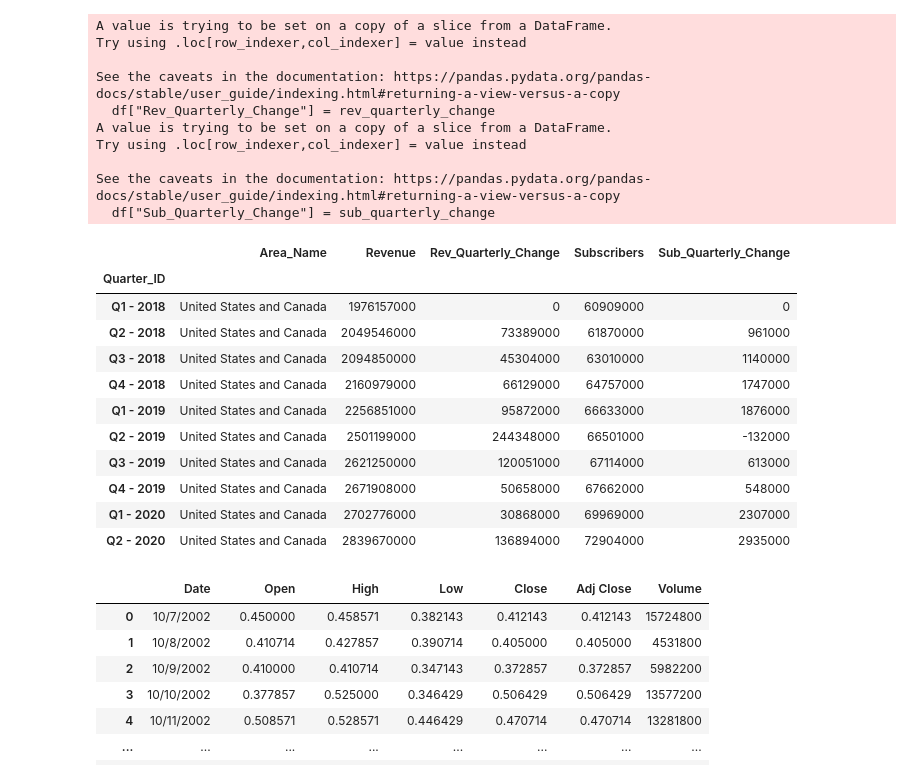
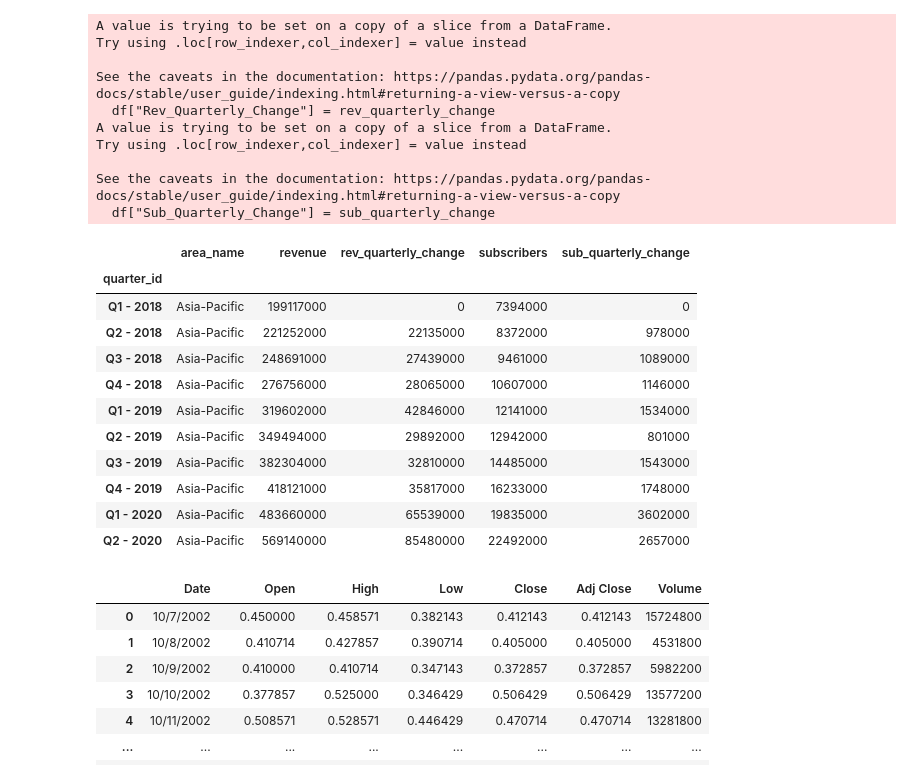
Before and after one commit to anguloag/Netflix-ETL, a Jupyter notebook: ETL.ipynb, the cells around one changed output. Drawn from its saved outputs; the diff is of its cells as text; code cells hidden in the pictures.

```diff
--- a/ETL.ipynb
+++ b/ETL.ipynb
@@ -594,7 +630,8 @@ def quarterly_change(df):
     df["Sub_Quarterly_Change"] = sub_quarterly_change
     # Fix order of columns to match ERD and set index
     df = df[["Quarter_ID", "Area_Name", "Revenue", "Rev_Quarterly_Change", "Subscribers", "Sub_Quarterly_Change"]]
-    df.set_index("Quarter_ID", inplace=True)
+    df.columns = df.columns.str.lower()
+    df.set_index("quarter_id", inplace=True)
     return(df)
 # %%
 # Run function for all four tables
@@ -614,23 +651,23 @@ Try using .loc[row_indexer,col_indexer] = value instead
 See the caveats in the documentation: https://pandas.pydata.org/pandas-docs/stable/user_guide/indexing.html#returning-a-view-versus-a-copy
   df["Sub_Quarterly_Change"] = sub_quarterly_change
 # %%
-rev_sub_usc_df
+#rev_sub_usc_df
 #rev_sub_emea_df
 #rev_sub_lad_df
-#rev_sub_apac_df
+rev_sub_apac_df
 # %% [output]
-|  | Area_Name | Revenue | Rev_Quarterly_Change | Subscribers | Sub_Quarterly_Change |
-| Quarter_ID |  |  |  |  |  |
-| Q1 - 2018 | United States and Canada | 1976157000 | 0 | 60909000 | 0 |
-| Q2 - 2018 | United States and Canada | 2049546000 | 73389000 | 61870000 | 961000 |
-| Q3 - 2018 | United States and Canada | 2094850000 | 45304000 | 63010000 | 1140000 |
-| Q4 - 2018 | United States and Canada | 2160979000 | 66129000 | 64757000 | 1747000 |
-| Q1 - 2019 | United States and Canada | 2256851000 | 95872000 | 66633000 | 1876000 |
-| Q2 - 2019 | United States and Canada | 2501199000 | 244348000 | 66501000 | -132000 |
-| Q3 - 2019 | United States and Canada | 2621250000 | 120051000 | 67114000 | 613000 |
-| Q4 - 2019 | United States and Canada | 2671908000 | 50658000 | 67662000 | 548000 |
-| Q1 - 2020 | United States and Canada | 2702776000 | 30868000 | 69969000 | 2307000 |
-| Q2 - 2020 | United States and Canada | 2839670000 | 136894000 | 72904000 | 2935000 |
+|  | area_name | revenue | rev_quarterly_change | subscribers | sub_quarterly_change |
+| quarter_id |  |  |  |  |  |
+| Q1 - 2018 | Asia-Pacific | 199117000 | 0 | 7394000 | 0 |
+| Q2 - 2018 | Asia-Pacific | 221252000 | 22135000 | 8372000 | 978000 |
+| Q3 - 2018 | Asia-Pacific | 248691000 | 27439000 | 9461000 | 1089000 |
+| Q4 - 2018 | Asia-Pacific | 276756000 | 28065000 | 10607000 | 1146000 |
+| Q1 - 2019 | Asia-Pacific | 319602000 | 42846000 | 12141000 | 1534000 |
+| Q2 - 2019 | Asia-Pacific | 349494000 | 29892000 | 12942000 | 801000 |
+| Q3 - 2019 | Asia-Pacific | 382304000 | 32810000 | 14485000 | 1543000 |
+| Q4 - 2019 | Asia-Pacific | 418121000 | 35817000 | 16233000 | 1748000 |
+| Q1 - 2020 | Asia-Pacific | 483660000 | 65539000 | 19835000 | 3602000 |
+| Q2 - 2020 | Asia-Pacific | 569140000 | 85480000 | 22492000 | 2657000 |
 # %%
 stock_data_df
 # %% [output]
```
Also changed, not shown: parts of 22 cells of this notebook, 14 other files.
